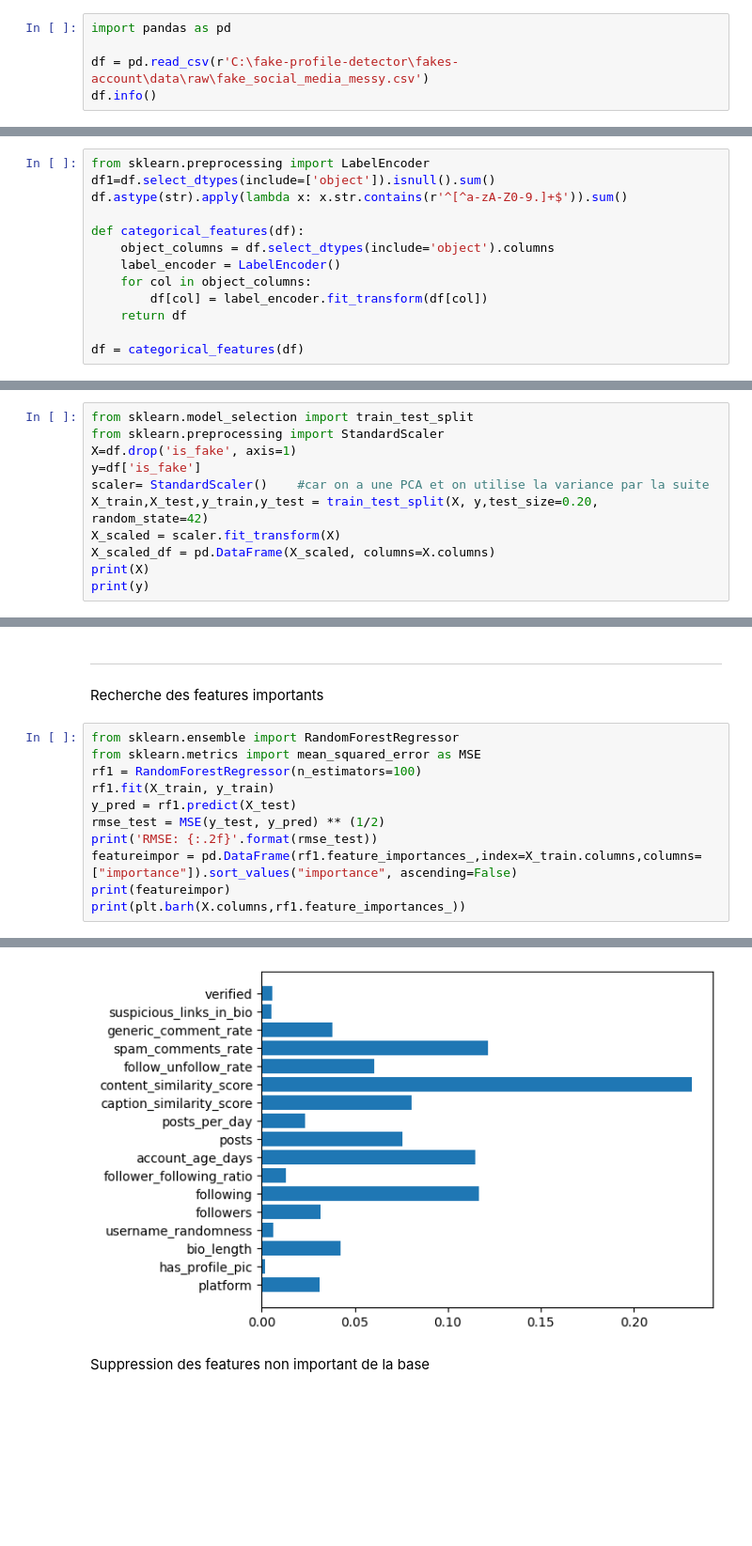
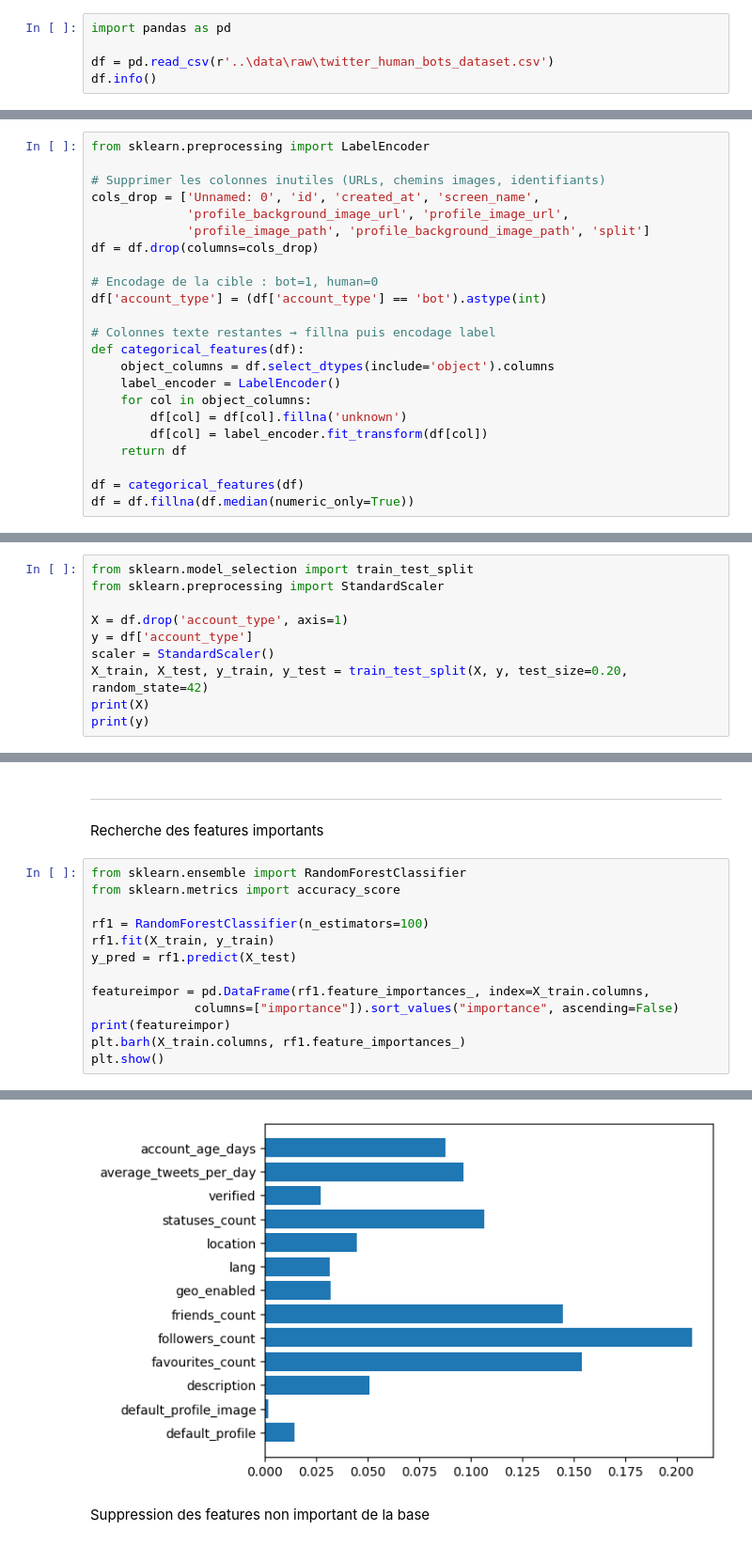
Before and after one commit to ML-fakes-account/fakes-account, a Jupyter notebook: notebooks/projet_fake_profiles.ipynb, the cells around one changed output, grey strips where cells are left out. Shown at 94% size. Drawn from its saved outputs; the diff is of its cells as text; blank space fills up the shorter version.

```diff
--- a/notebooks/projet_fake_profiles.ipynb
+++ b/notebooks/projet_fake_profiles.ipynb
@@ -34,6 +30,6 @@ Si une erreur apparaît, exécute d’abord `python scripts/make_messy_dataset.p
 # %%
 import pandas as pd
 
-df = pd.read_csv(r'C:\fake-profile-detector\fakes-account\data\raw\fake_social_media_messy.csv')
+df = pd.read_csv(r'..\data\raw\twitter_human_bots_dataset.csv')
 df.info()
 # %% [output]
@@ -110,14 +100,24 @@ Lignes en double (toutes colonnes) : 6
 ### 1.3 Nettoyage de la base de données
 # %%
 from sklearn.preprocessing import LabelEncoder
-df1=df.select_dtypes(include=['object']).isnull().sum()
-df.astype(str).apply(lambda x: x.str.contains(r'^[^a-zA-Z0-9.]+$')).sum()
 
+# Supprimer les colonnes inutiles (URLs, chemins images, identifiants)
+cols_drop = ['Unnamed: 0', 'id', 'created_at', 'screen_name',
+             'profile_background_image_url', 'profile_image_url',
+             'profile_image_path', 'profile_background_image_path', 'split']
+df = df.drop(columns=cols_drop)
+
+# Encodage de la cible : bot=1, human=0
+df['account_type'] = (df['account_type'] == 'bot').astype(int)
+
+# Colonnes texte restantes → fillna puis encodage label
 def categorical_features(df):
     object_columns = df.select_dtypes(include='object').columns
     label_encoder = LabelEncoder()
     for col in object_columns:
+        df[col] = df[col].fillna('unknown')
         df[col] = label_encoder.fit_transform(df[col])
     return df
 
 df = categorical_features(df)
+df = df.fillna(df.median(numeric_only=True))
@@ -126,12 +129,11 @@ Split des features et de la base de donnée
 # %%
 from sklearn.model_selection import train_test_split
 from sklearn.preprocessing import StandardScaler
-X=df.drop('is_fake', axis=1)
-y=df['is_fake']
-scaler= StandardScaler()    #car on a une PCA et on utilise la variance par la suite
-X_train,X_test,y_train,y_test = train_test_split(X, y,test_size=0.20, random_state=42)
-X_scaled = scaler.fit_transform(X)
-X_scaled_df = pd.DataFrame(X_scaled, columns=X.columns)
+
+X = df.drop('account_type', axis=1)
+y = df['account_type']
+scaler = StandardScaler()
+X_train, X_test, y_train, y_test = train_test_split(X, y, test_size=0.20, random_state=42)
 print(X)
 print(y)
 # %% [output]
@@ -168,14 +170,16 @@ plt.show()
 ---
 Recherche des features importants
 # %%
-from sklearn.ensemble import RandomForestRegressor
-from sklearn.metrics import mean_squared_error as MSE
-rf1 = RandomForestRegressor(n_estimators=100)
+from sklearn.ensemble import RandomForestClassifier
+from sklearn.metrics import accuracy_score
+
+rf1 = RandomForestClassifier(n_estimators=100)
 rf1.fit(X_train, y_train)
 y_pred = rf1.predict(X_test)
-rmse_test = MSE(y_test, y_pred) ** (1/2)
-print('RMSE: {:.2f}'.format(rmse_test))
-featureimpor = pd.DataFrame(rf1.feature_importances_,index=X_train.columns,columns=["importance"]).sort_values("importance", ascending=False)
+
+featureimpor = pd.DataFrame(rf1.feature_importances_, index=X_train.columns,
+              columns=["importance"]).sort_values("importance", ascending=False)
 print(featureimpor)
-print(plt.barh(X.columns,rf1.feature_importances_))
+plt.barh(X_train.columns, rf1.feature_importances_)
+plt.show()
 # %% [output]
@@ -202,4 +200,4 @@ has_profile_pic             0.001878
-[figure, old version]
+[figure, new version]
 # %% [markdown]
 Suppression des features non important de la base
 # %%
```
Also changed, not shown: parts of 33 cells of this notebook, 10 other files.
